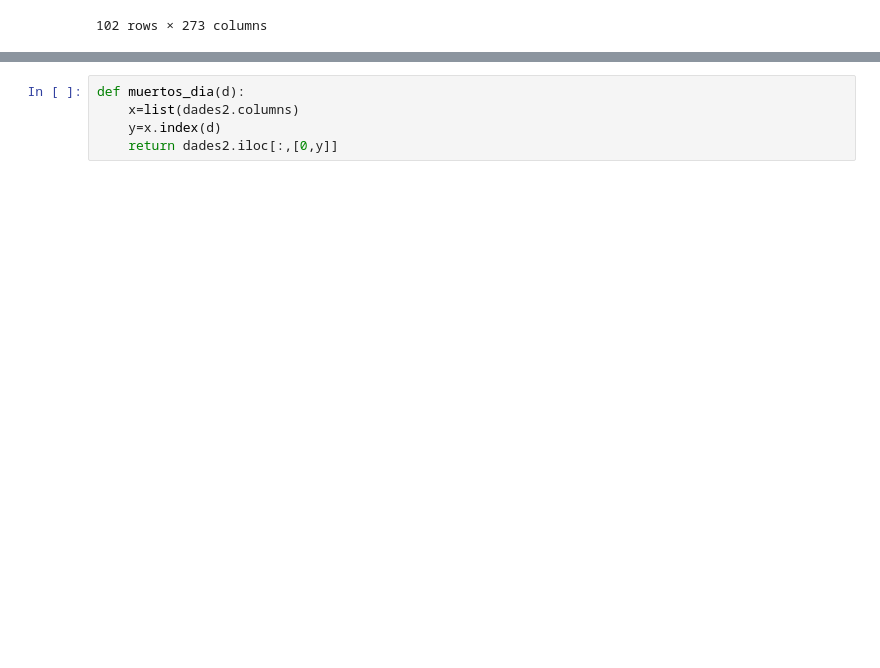
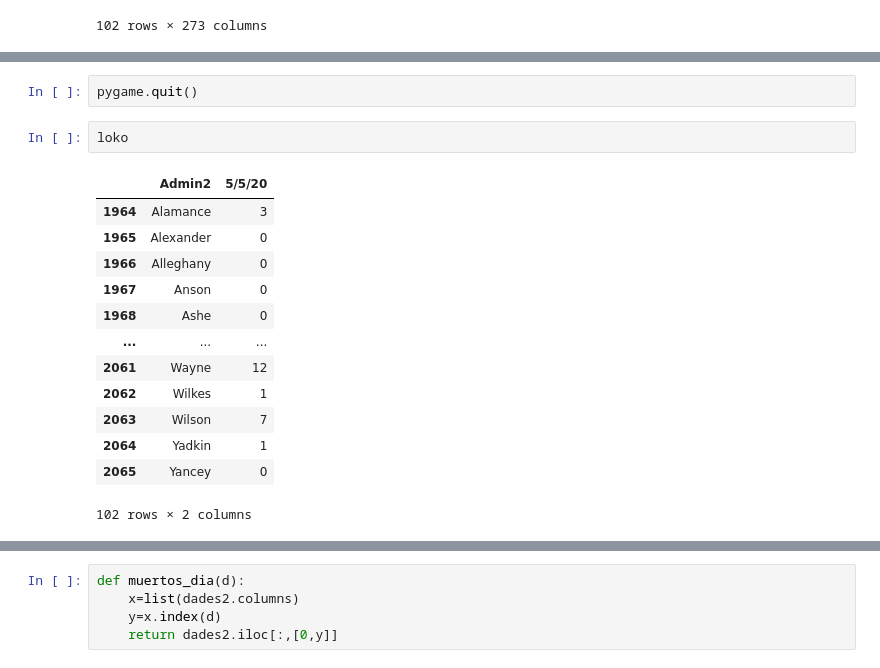
Before and after one commit to UPCodersEEBE/CovidVision, a Jupyter notebook: COVID VISUALIZER.ipynb, the cells around one changed output, grey strips where cells are left out. Cells and saved outputs as stored; diff of their text form; blank space fills up the shorter version.

```diff
--- a/COVID VISUALIZER.ipynb
+++ b/COVID VISUALIZER.ipynb
@@ -63,0 +175,18 @@ data = "4/4/20"
+# %%
+pygame.quit()
+# %%
+loko
+# %% [output]
+|  | Admin2 | 5/5/20 |
+| 1964 | Alamance | 3 |
+| 1965 | Alexander | 0 |
+| 1966 | Alleghany | 0 |
+| 1967 | Anson | 0 |
+| 1968 | Ashe | 0 |
+| ... | ... | ... |
+| 2061 | Wayne | 12 |
+| 2062 | Wilkes | 1 |
+| 2063 | Wilson | 7 |
+| 2064 | Yadkin | 1 |
+| 2065 | Yancey | 0 |
+102 rows × 2 columns
```
Also changed, not shown: parts of 14 cells of this notebook.
